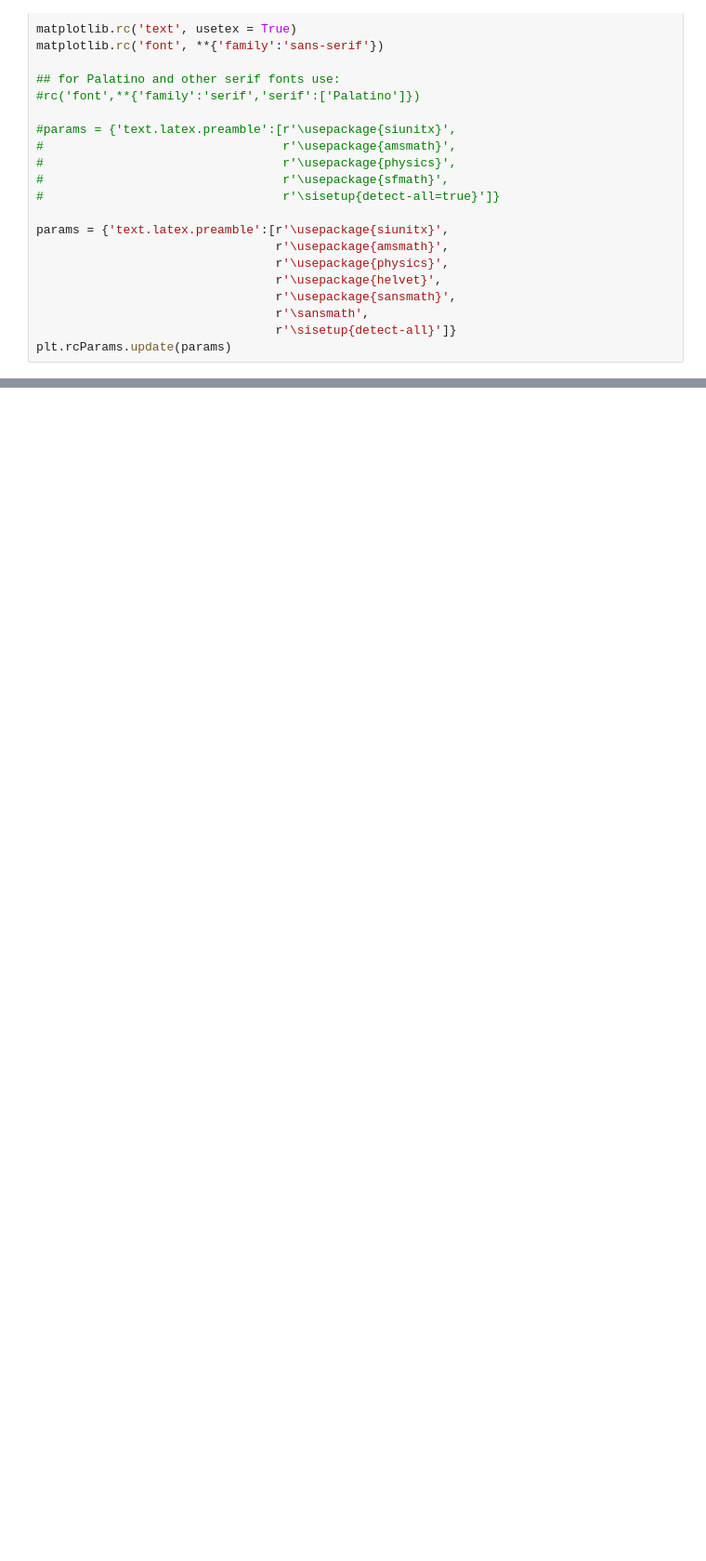
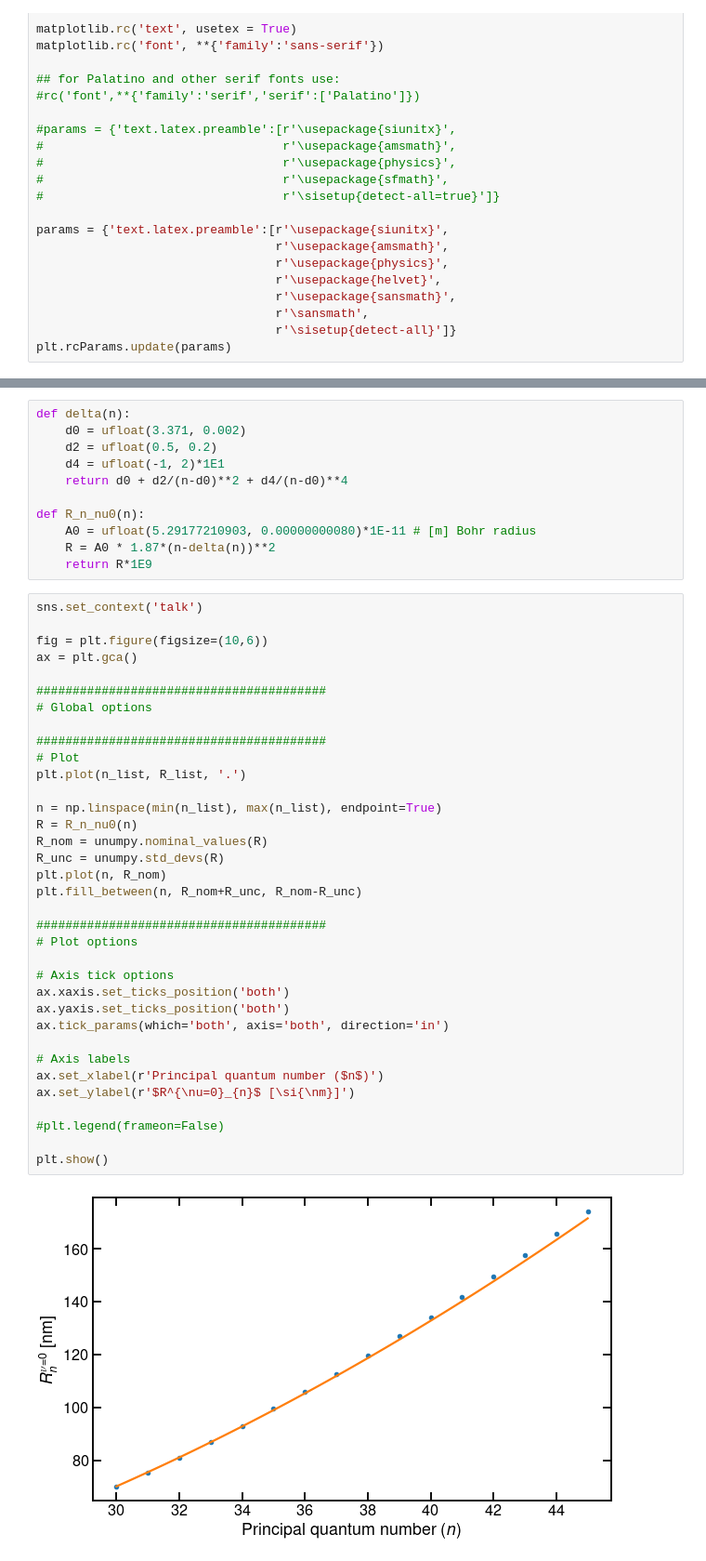
Before and after one commit to rogding/phd_thesis, a Jupyter notebook: chapters/probing_correlations/correlations/vary_n/nu_0-vary_n.ipynb, the cells around one changed output, grey strips where cells are left out. Shown at 93% size. Saved outputs shown, nothing was run; the diff lists cells and outputs as text; blank space fills up the shorter version.

```diff
--- a/chapters/probing_correlations/correlations/vary_n/nu_0-vary_n.ipynb
+++ b/chapters/probing_correlations/correlations/vary_n/nu_0-vary_n.ipynb
@@ -128,0 +157,48 @@ plt.show()
+# %%
+def delta(n):
+    d0 = ufloat(3.371, 0.002)
+    d2 = ufloat(0.5, 0.2)
+    d4 = ufloat(-1, 2)*1E1
+    return d0 + d2/(n-d0)**2 + d4/(n-d0)**4
+
+def R_n_nu0(n):
+    A0 = ufloat(5.29177210903, 0.00000000080)*1E-11 # [m] Bohr radius
+    R = A0 * 1.87*(n-delta(n))**2
+    return R*1E9
+# %%
+sns.set_context('talk')
+
+fig = plt.figure(figsize=(10,6))
+ax = plt.gca()
+
+########################################
+# Global options
+
+########################################
+# Plot
+plt.plot(n_list, R_list, '.')
+
+n = np.linspace(min(n_list), max(n_list), endpoint=True)
+R = R_n_nu0(n)
+R_nom = unumpy.nominal_values(R)
+R_unc = unumpy.std_devs(R)
+plt.plot(n, R_nom)
+plt.fill_between(n, R_nom+R_unc, R_nom-R_unc)
+
+########################################
+# Plot options
+
+# Axis tick options
+ax.xaxis.set_ticks_position('both')
+ax.yaxis.set_ticks_position('both')
+ax.tick_params(which='both', axis='both', direction='in')
+
+# Axis labels
+ax.set_xlabel(r'Principal quantum number ($n$)')
+ax.set_ylabel(r'$R^{\nu=0}_{n}$ [\si{\nm}]')
+
+#plt.legend(frameon=False)
+
+plt.show()
+# %% [output]
+[figure, added]
```
Also changed, not shown: parts of 5 cells of this notebook, 3 other files.
